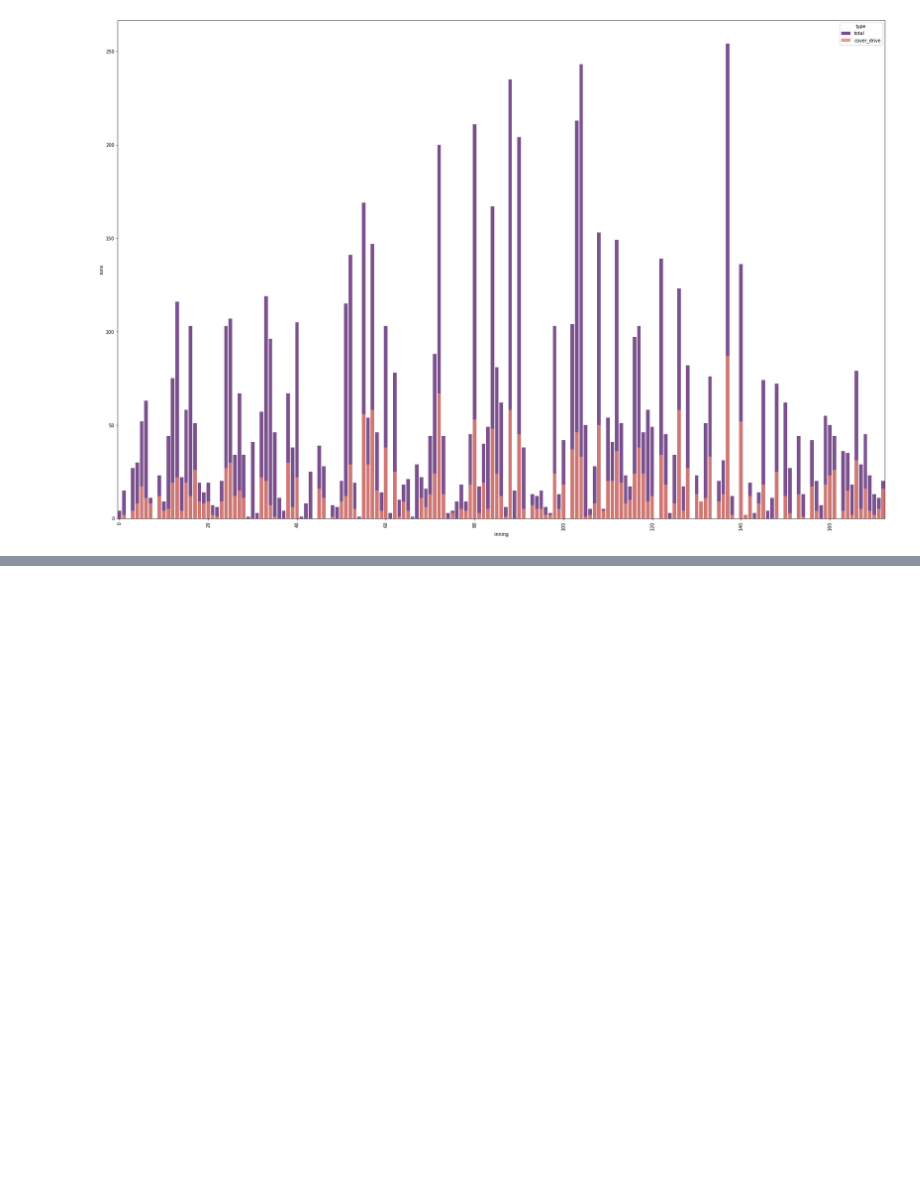
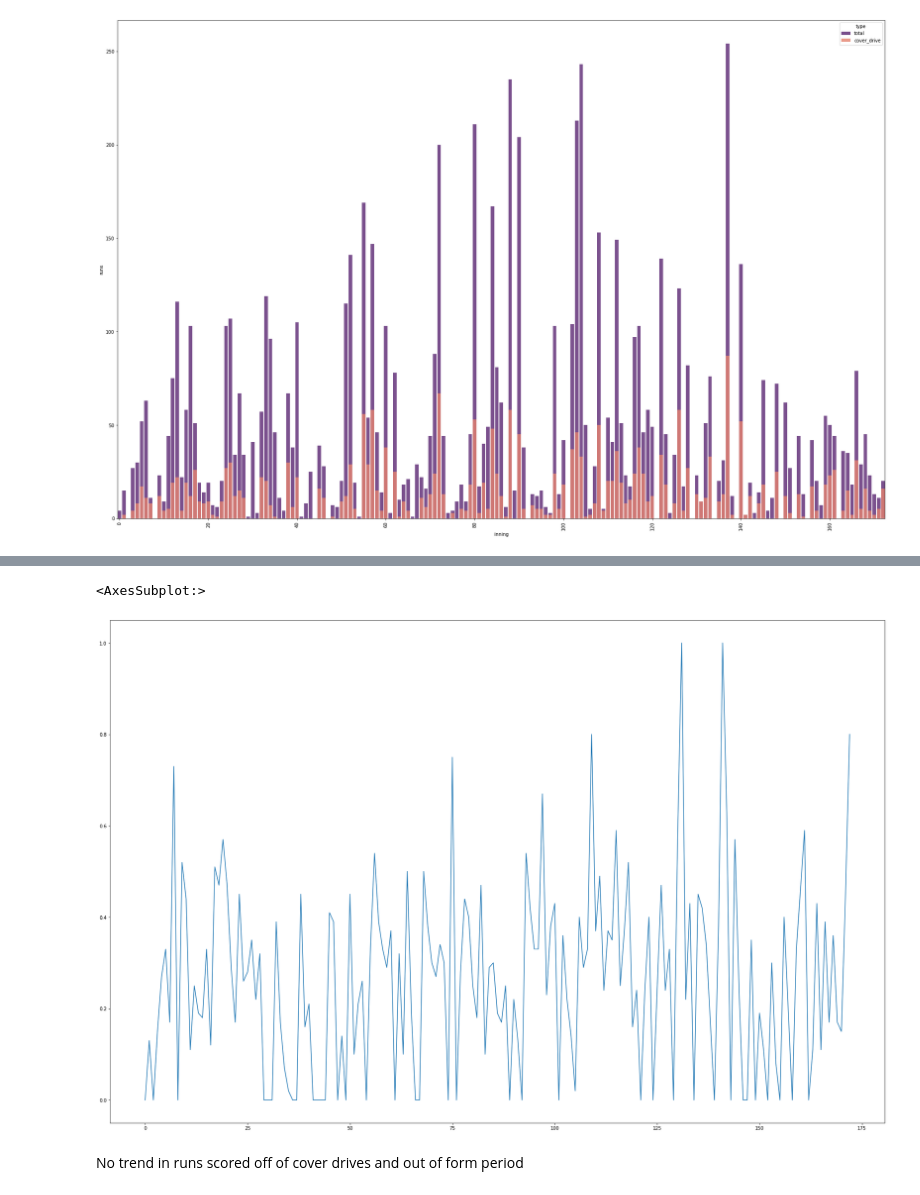
Before and after one commit to abhiramjoshi/cricket_analytics, a Jupyter notebook: codebase/Kohli/comparing_shots.ipynb, the cells around one changed output, grey strips where cells are left out. Saved outputs shown, nothing was run; the diff lists cells and outputs as text; code cells hidden in the pictures; blank space fills up the shorter version.

```diff
--- a/codebase/Kohli/comparing_shots.ipynb
+++ b/codebase/Kohli/comparing_shots.ipynb
@@ -839,0 +842,7 @@ ax1.margins(x=0)
+# %%
+perc_runs_cd = []
+for i in range(len(kohli_innings)):
+    try:
+        perc_runs_cd.append(round(int(kohli_cover_drive_stats[i]['runs'])/int(kohli_innings[i]['runs']), 2))
+    except ZeroDivisionError:
+        perc_runs_cd.append(0)
@@ -839,0 +869,8 @@ ax1.margins(x=0)
+# %%
+fig, ax1 = plt.subplots(figsize=(30,20))
+sns.lineplot(x=list(range(len(perc_runs_cd))), y=perc_runs_cd)
+# %% [output]
+<AxesSubplot:>
+[figure, added]
+# %% [markdown]
+No trend in runs scored off of cover drives and out of form period
```
Also changed, not shown: parts of 13 cells of this notebook, 2 other files.
